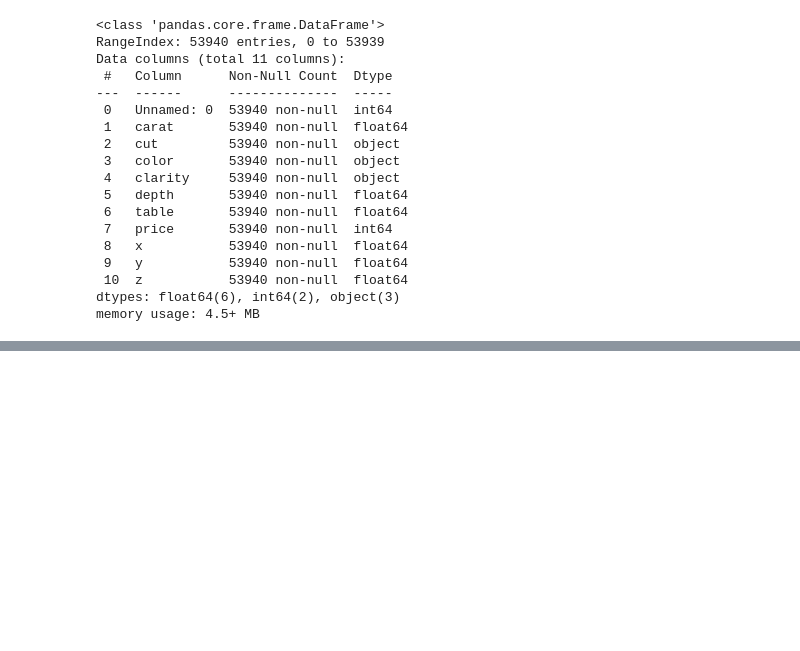
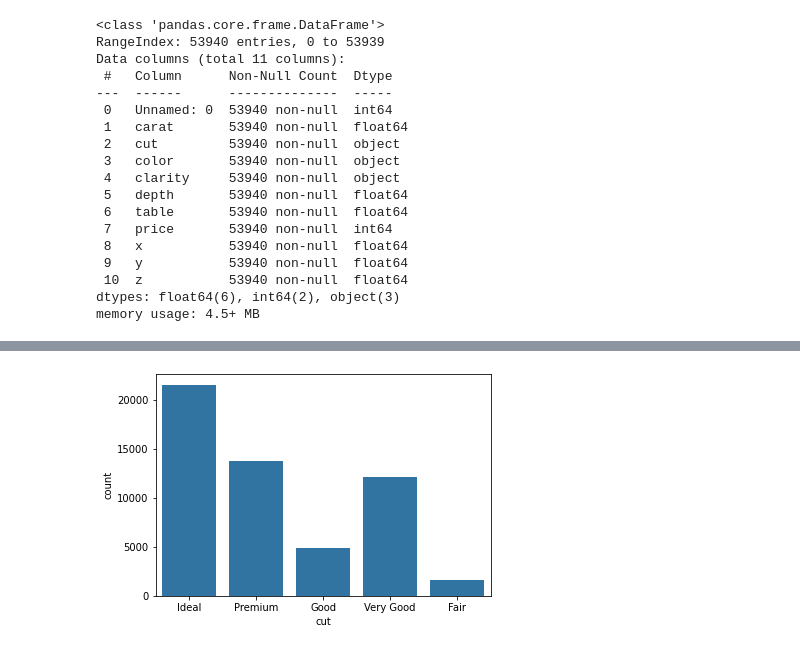
Before and after one commit to Iandrianina43/Data-Science, a Jupyter notebook: Diamonds/Diamonds_Exercice.ipynb, the cells around one changed output, grey strips where cells are left out. Drawn from its saved outputs; the diff is of its cells as text; code cells hidden in the pictures; blank space fills up the shorter version.

```diff
--- a/Diamonds/Diamonds_Exercice.ipynb
+++ b/Diamonds/Diamonds_Exercice.ipynb
@@ -38,0 +60,6 @@ memory usage: 4.5+ MB
+# %%
+fig, ax = plt.subplots(figsize=(6, 4), dpi=72)
+sns.countplot(data=diamonds, x='cut')
+plt.show()
+# %% [output]
+[figure, added]
```
Also changed, not shown: parts of 5 cells of this notebook.
